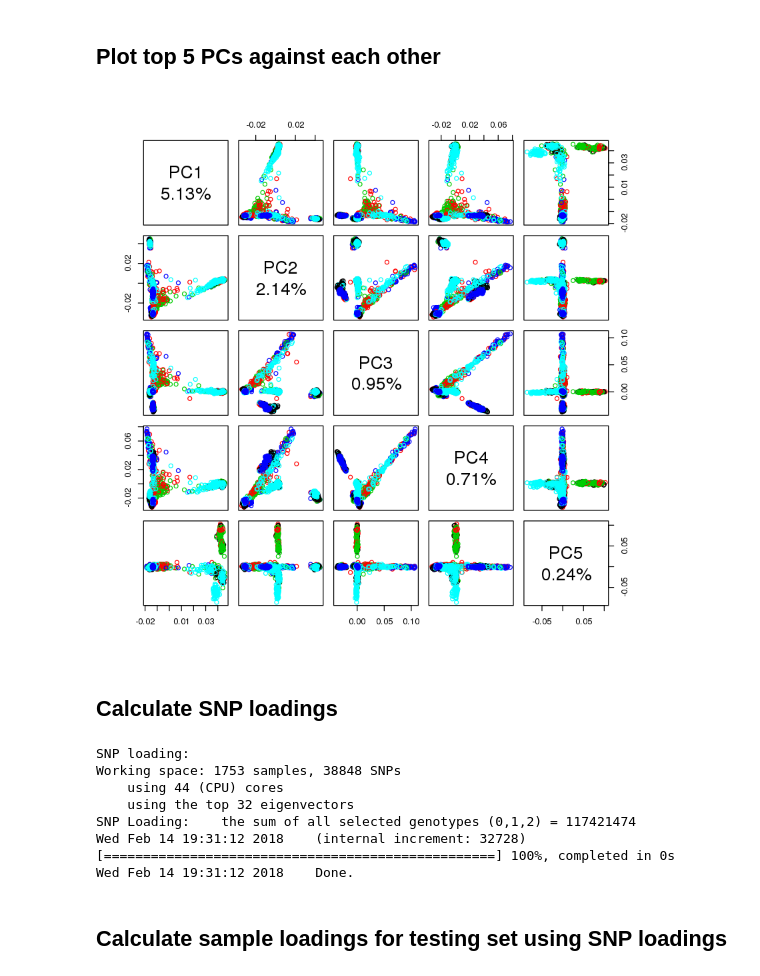
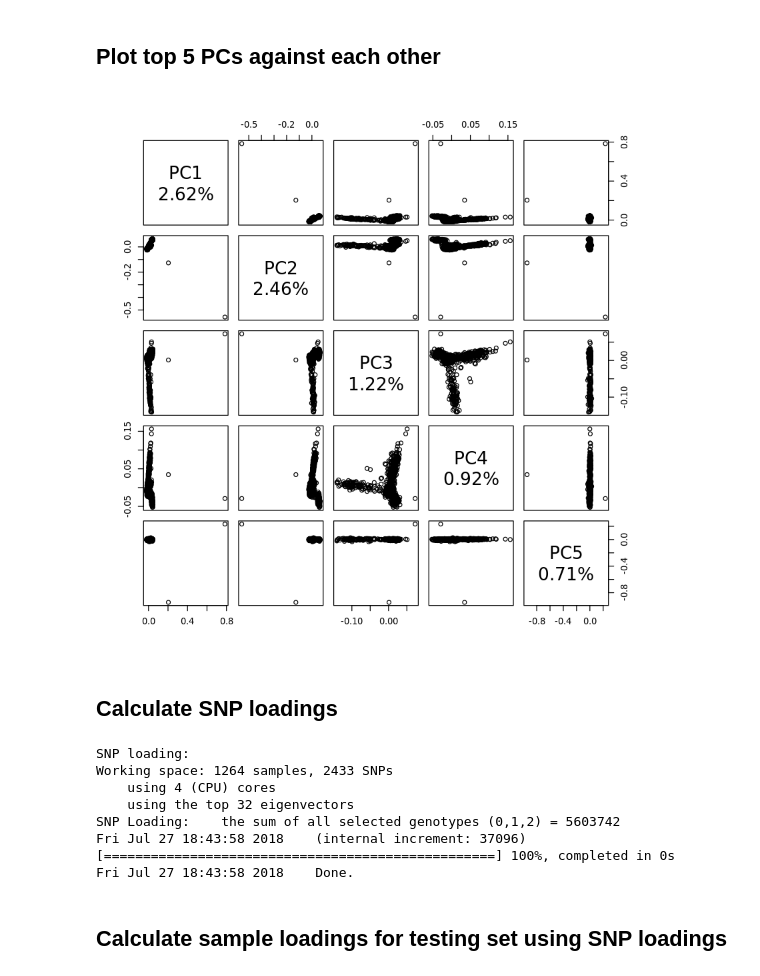
Before and after one commit to brianhill11/population-prediction-pca, a Jupyter notebook: population-prediction-pca.ipynb, the cells around one changed output. Drawn from its saved outputs; the diff is of its cells as text; code cells hidden in the pictures.

Commit message:
Made changes for creating SNP loadings using AtLAs data, sample loadings for 1000g data, and checking accuracy on both datasets

```diff
--- a/population-prediction-pca.ipynb
+++ b/population-prediction-pca.ipynb
@@ -51,7 +84,8 @@ set.seed(1000)
 # %% [markdown]
 ## run LD pruning
 # %%
-snpset.maf = snpgdsLDpruning(genofile.maf, ld.threshold=ld.threshold, slide.max.bp=slide.max.bp, num.thread=44)
+# TODO: try LD pruning using 1000g instead
+snpset.maf = snpgdsLDpruning(genofile.atlas, ld.threshold=ld.threshold, slide.max.bp=slide.max.bp, num.thread=num.threads)
 snpset.id = unlist(snpset.maf)
 # %% [output]
 SNP pruning based on LD:
@@ -90,8 +124,14 @@ chr11 chr12 chr13 chr14 chr15 chr16
 We split the dataset into a training set (70% of input data) and a testing set (30% of input data) using random sampling.
 # %%
 # get list of training examples by randomly sampling
-sample.id = read.gdsn(index.gdsn(genofile.maf, "sample.id"))
-num.training.samples = round(percent.train * length(sample.id))
-training.samples = sample(sample.id, num.training.samples)
-print(sprintf("number of training samples: %d", num.training.samples))
+sample.id.1000g = read.gdsn(index.gdsn(genofile.1000g, "sample.id"))
+num.training.samples.1000g = round(percent.train * length(sample.id.1000g))
+training.samples.1000g = sample(sample.id.1000g, num.training.samples.1000g)
+print(sprintf("number of 1000g training samples: %d", num.training.samples.1000g))
+
+# get list of training examples by randomly sampling
+sample.id.atlas = read.gdsn(index.gdsn(genofile.atlas, "sample.id"))
+num.training.samples.atlas = round(percent.train * length(sample.id.atlas))
+training.samples.atlas = sample(sample.id.atlas, num.training.samples.atlas)
+print(sprintf("number of atlas training samples: %d", num.training.samples.atlas))
 # %% [output]
@@ -99,6 +140,11 @@ print(sprintf("number of training samples: %d", num.training.samples))
 # %%
 # use others for testing
-testing.samples = sample.id[!(sample.id %in% training.samples)]
-num.testing.samples = length(testing.samples)
-print(sprintf("number of testing samples: %d", num.testing.samples))
+testing.samples.1000g = sample.id.1000g[!(sample.id.1000g %in% training.samples.1000g)]
+num.testing.samples.1000g = length(testing.samples.1000g)
+print(sprintf("number of 1000g testing samples: %d", num.testing.samples.1000g))
+
+# use others for testing
+testing.samples.atlas = sample.id.atlas[!(sample.id.atlas %in% training.samples.atlas)]
+num.testing.samples.atlas = length(testing.samples.atlas)
+print(sprintf("number of atlas testing samples: %d", num.testing.samples.atlas))
 # %% [output]
@@ -107,6 +154,7 @@ print(sprintf("number of testing samples: %d", num.testing.samples))
 ## Run PCA
 Using the training samples, and the set of SNPs that passed the LD filtering step, we run PCA using the [SNPRelate](https://bioconductor.org/packages/release/bioc/html/SNPRelate.html) package. This function allows us to use multiple threads for faster processing.
 # %%
-pca = snpgdsPCA(genofile.maf, sample.id=training.samples, snp.id=snpset.id, num.thread=num.threads)
+# pca = snpgdsPCA(genofile.maf, sample.id=training.samples, snp.id=snpset.id, num.thread=num.threads)
+pca = snpgdsPCA(genofile.atlas, sample.id=training.samples.atlas, snp.id=snpset.id, num.thread=num.threads)
 # %% [output]
 Principal Component Analysis (PCA) on genotypes:
@@ -145,23 +187,23 @@ legend("bottomright", legend=levels(tab$pop), pch="o", col=1:nlevels(tab$pop))
 ## Plot top 5 PCs against each other
 # %%
 lbls <- paste("PC", 1:num.eigenvectors, "\n", format(pc.percent[1:num.eigenvectors], digits=2), "%", sep="")
-pairs(pca$eigenvect[,1:num.eigenvectors], col=tab$pop, labels=lbls)
+pairs(pca$eigenvect[,1:num.eigenvectors], labels=lbls)
 # %% [output]
-[figure, old version]
+[figure, new version]
 # %% [markdown]
 ## Calculate SNP loadings
 # %%
 # get SNP loadings
-snp.loadings = snpgdsPCASNPLoading(pca, genofile.maf, num.thread=num.threads)
+snp.loadings = snpgdsPCASNPLoading(pca, genofile.atlas, num.thread=num.threads)
 # %% [output]
 SNP loading:
-Working space: 1753 samples, 38848 SNPs
-    using 44 (CPU) cores
+Working space: 1264 samples, 2433 SNPs
+    using 4 (CPU) cores
     using the top 32 eigenvectors
-SNP Loading:    the sum of all selected genotypes (0,1,2) = 117421474
-Wed Feb 14 19:31:12 2018    (internal increment: 32728)
+SNP Loading:    the sum of all selected genotypes (0,1,2) = 5603742
+Fri Jul 27 18:43:58 2018    (internal increment: 37096)
 [==================================================] 100%, completed in 0s
-Wed Feb 14 19:31:12 2018    Done.
+Fri Jul 27 18:43:58 2018    Done.
 # %% [markdown]
 ## Calculate sample loadings for testing set using SNP loadings
 # %%
```
Also changed, not shown: parts of 21 cells of this notebook.
